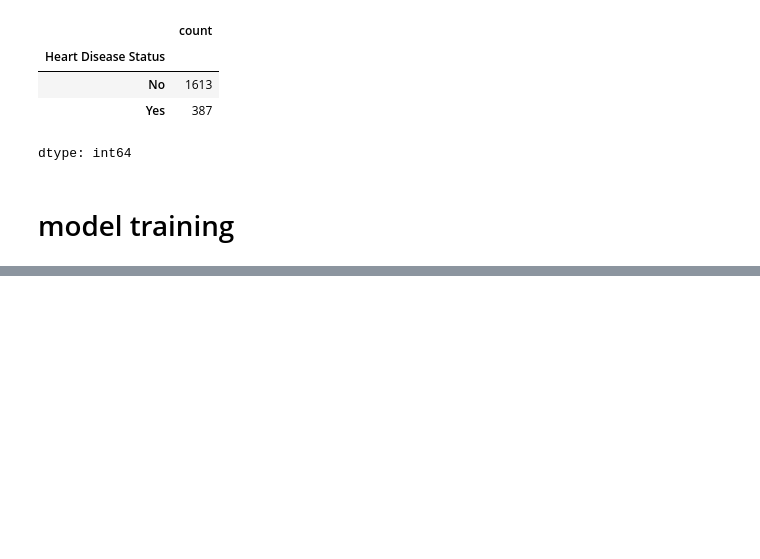
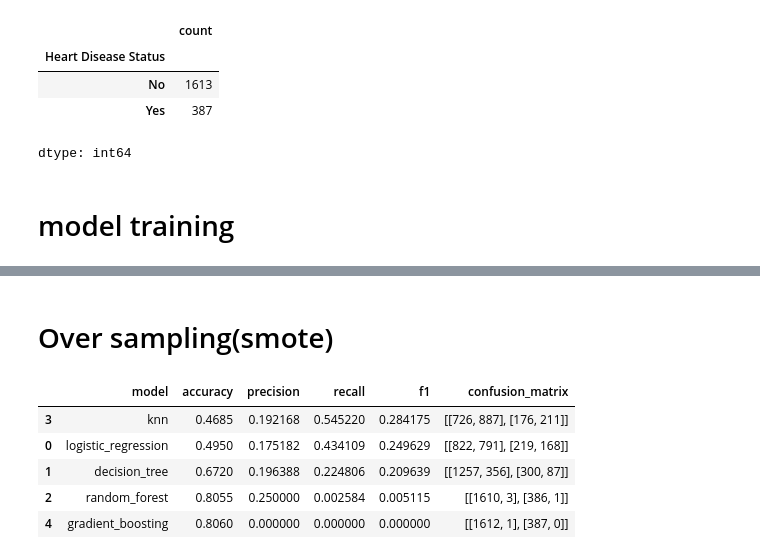
Before and after one commit to SarthoPramanik1075/Machine-Learning-, a Jupyter notebook: Heart_Disease.ipynb, the cells around one changed output, grey strips where cells are left out. Saved outputs shown, nothing was run; the diff lists cells and outputs as text; code cells hidden in the pictures; blank space fills up the shorter version.

Commit message:
after use SMOTE

```diff
--- a/Heart_Disease.ipynb
+++ b/Heart_Disease.ipynb
@@ -343,3 +344,0 @@ result
-# %%
-model_name = 'logistic_regression'
-model = models_to_run[model_name]
@@ -426,0 +345,39 @@ for name, model in models_to_run.items():
+# %% [markdown]
+# Over sampling(smote)
+# %%
+from imblearn.pipeline import Pipeline
+from imblearn.over_sampling import SMOTE
+
+res = []
+
+for name,model in models_to_run.items():
+  pipe = Pipeline(steps=[
+      ('preprocessor', preprocessor),
+      ('smote',SMOTE(random_state=42)),
+      ('model', model)
+  ])
+  # train
+  pipe.fit(x_train,y_train)
+
+  # predict
+  y_pred = pipe.predict(x_test)
+
+  # evaulation
+  res.append({
+      'model': name,
+      'accuracy': accuracy_score(y_test, y_pred),
+      'precision': precision_score(y_test, y_pred, pos_label='Yes'),
+      'recall': recall_score(y_test, y_pred, pos_label='Yes'),
+      'f1': f1_score(y_test, y_pred, pos_label='Yes'),
+      'confusion_matrix': confusion_matrix(y_test, y_pred)
+  })
+
+result = pd.DataFrame(res).sort_values(by='recall',ascending=False)
+result
+# %% [output]
+|  | model | accuracy | precision | recall | f1 | confusion_matrix |
+| 3 | knn | 0.4685 | 0.192168 | 0.545220 | 0.284175 | [[726, 887], [176, 211]] |
+| 0 | logistic_regression | 0.4950 | 0.175182 | 0.434109 | 0.249629 | [[822, 791], [219, 168]] |
+| 1 | decision_tree | 0.6720 | 0.196388 | 0.224806 | 0.209639 | [[1257, 356], [300, 87]] |
+| 2 | random_forest | 0.8055 | 0.250000 | 0.002584 | 0.005115 | [[1610, 3], [386, 1]] |
+| 4 | gradient_boosting | 0.8060 | 0.000000 | 0.000000 | 0.000000 | [[1612, 1], [387, 0]] |
```
Also changed, not shown: parts of 10 cells of this notebook.
